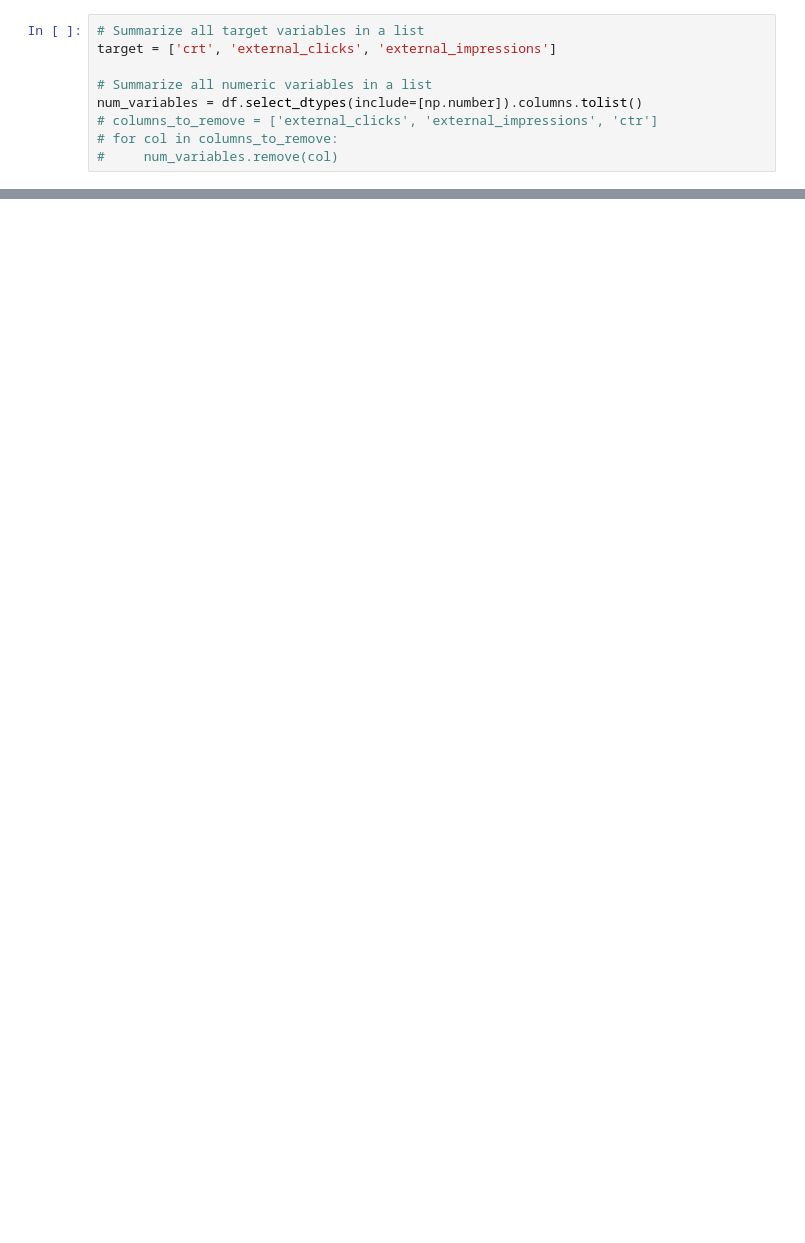
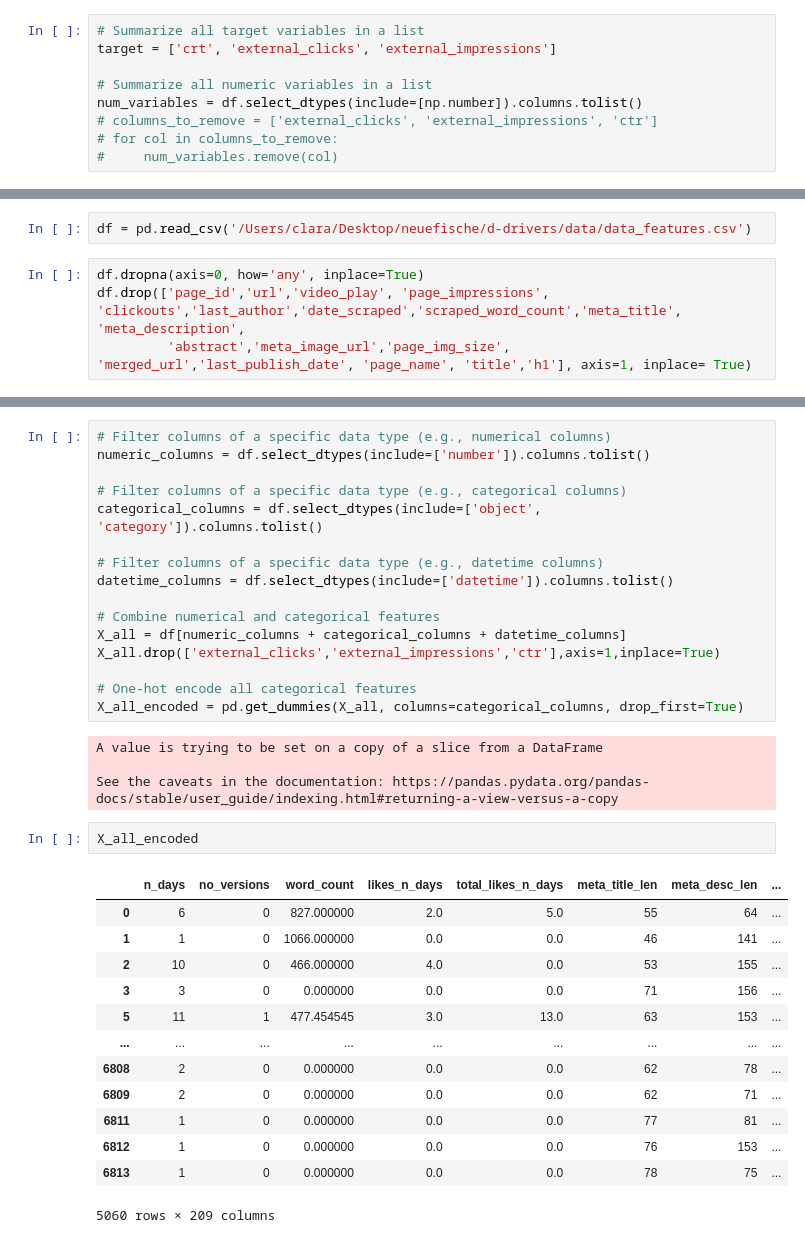
Before and after one commit to RenzoTorrecuso/d-drivers, a Jupyter notebook: notebooks/EDA_features_clara.ipynb, the cells around one changed output, grey strips where cells are left out. Drawn from its saved outputs; the diff is of its cells as text; blank space fills up the shorter version.

```diff
--- a/notebooks/EDA_features_clara.ipynb
+++ b/notebooks/EDA_features_clara.ipynb
@@ -113,0 +123,6 @@ ctr                                    NaN  1.0
+# %%
+df = pd.read_csv('/Users/clara/Desktop/neuefische/d-drivers/data/data_features.csv')
+# %%
+df.dropna(axis=0, how='any', inplace=True)
+df.drop(['page_id','url','video_play', 'page_impressions', 'clickouts','last_author','date_scraped','scraped_word_count','meta_title', 'meta_description',
+         'abstract','meta_image_url','page_img_size', 'merged_url','last_publish_date', 'page_name', 'title','h1'], axis=1, inplace= True)
@@ -113,0 +138,36 @@ ctr                                    NaN  1.0
+# %%
+# Filter columns of a specific data type (e.g., numerical columns)
+numeric_columns = df.select_dtypes(include=['number']).columns.tolist()
+
+# Filter columns of a specific data type (e.g., categorical columns)
+categorical_columns = df.select_dtypes(include=['object', 'category']).columns.tolist()
+
+# Filter columns of a specific data type (e.g., datetime columns)
+datetime_columns = df.select_dtypes(include=['datetime']).columns.tolist()
+
+# Combine numerical and categorical features
+X_all = df[numeric_columns + categorical_columns + datetime_columns]
+X_all.drop(['external_clicks','external_impressions','ctr'],axis=1,inplace=True)
+
+# One-hot encode all categorical features
+X_all_encoded = pd.get_dummies(X_all, columns=categorical_columns, drop_first=True)
+# %% [output]
+A value is trying to be set on a copy of a slice from a DataFrame
+
+See the caveats in the documentation: https://pandas.pydata.org/pandas-docs/stable/user_guide/indexing.html#returning-a-view-versus-a-copy
+# %%
+X_all_encoded
+# %% [output]
+|  | n_days | no_versions | word_count | likes_n_days | total_likes_n_days | meta_title_len | meta_desc_len | ... |
+| 0 | 6 | 0 | 827.000000 | 2.0 | 5.0 | 55 | 64 | ... |
+| 1 | 1 | 0 | 1066.000000 | 0.0 | 0.0 | 46 | 141 | ... |
+| 2 | 10 | 0 | 466.000000 | 4.0 | 0.0 | 53 | 155 | ... |
+| 3 | 3 | 0 | 0.000000 | 0.0 | 0.0 | 71 | 156 | ... |
+| 5 | 11 | 1 | 477.454545 | 3.0 | 13.0 | 63 | 153 | ... |
+| ... | ... | ... | ... | ... | ... | ... | ... | ... |
+| 6808 | 2 | 0 | 0.000000 | 0.0 | 0.0 | 62 | 78 | ... |
+| 6809 | 2 | 0 | 0.000000 | 0.0 | 0.0 | 62 | 71 | ... |
+| 6811 | 1 | 0 | 0.000000 | 0.0 | 0.0 | 77 | 81 | ... |
+| 6812 | 1 | 0 | 0.000000 | 0.0 | 0.0 | 76 | 153 | ... |
+| 6813 | 1 | 0 | 0.000000 | 0.0 | 0.0 | 78 | 75 | ... |
+5060 rows × 209 columns
```
Also changed, not shown: parts of 11 cells of this notebook, 6 other files.
